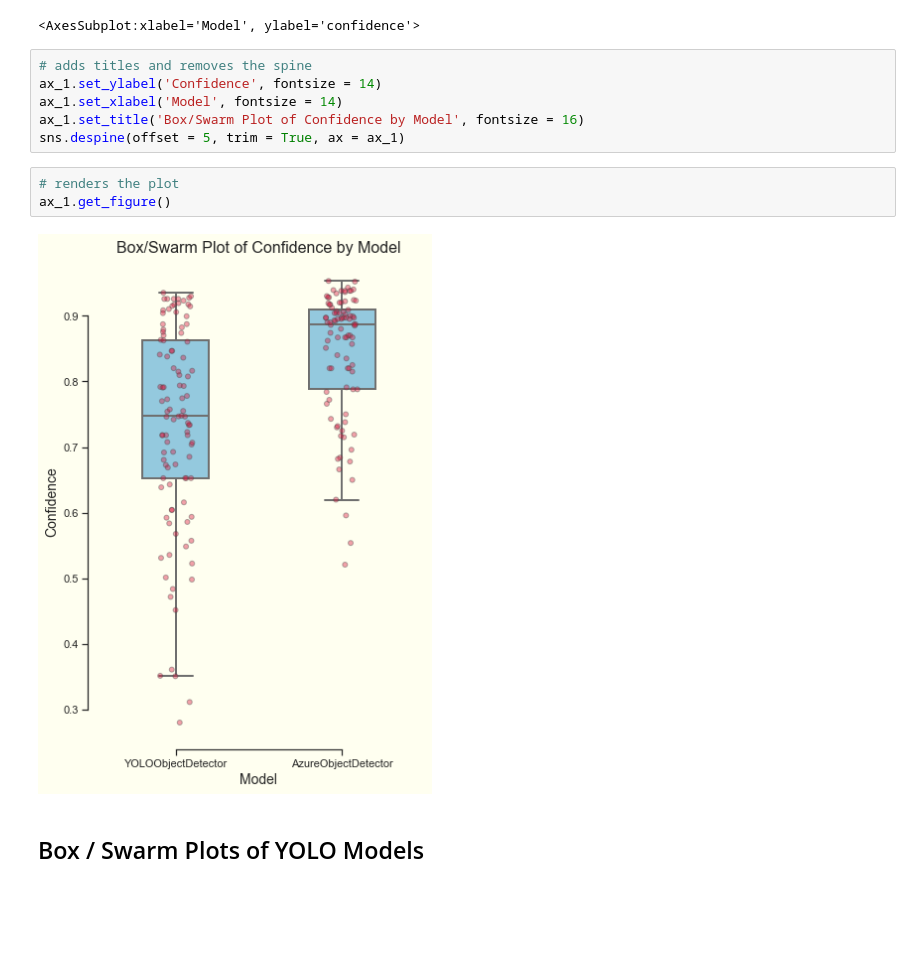
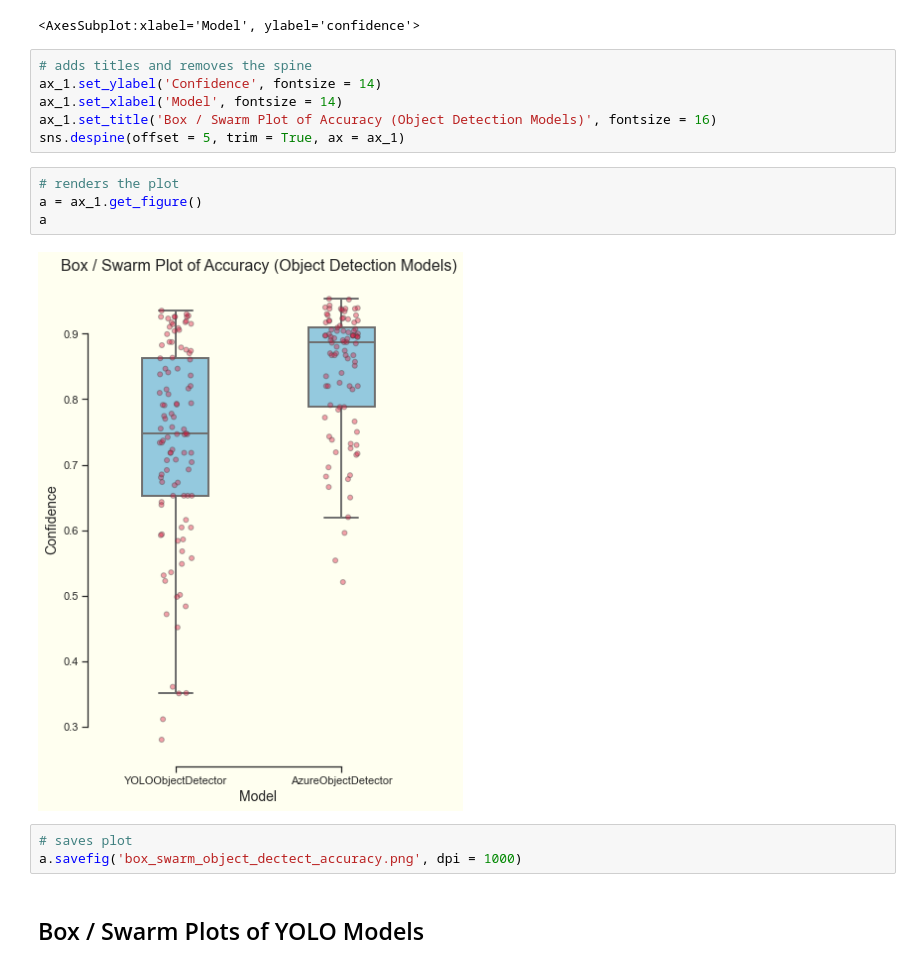
Before and after one commit to eumarassis/dgmd17-tello-objectdetection, a Jupyter notebook: model_analytics.ipynb, the cells around one changed output. Drawn from its saved outputs; the diff is of its cells as text; blank space fills up the shorter version.

Commit message:
Second commit (adds code to save figures locally).

```diff
--- a/model_analytics.ipynb
+++ b/model_analytics.ipynb
@@ -68,13 +66,17 @@ sns.stripplot(data = df_object_detect,
 # adds titles and removes the spine
 ax_1.set_ylabel('Confidence', fontsize = 14)
 ax_1.set_xlabel('Model', fontsize = 14)
-ax_1.set_title('Box/Swarm Plot of Confidence by Model', fontsize = 16)
+ax_1.set_title('Box / Swarm Plot of Accuracy (Object Detection Models)', fontsize = 16)
 sns.despine(offset = 5, trim = True, ax = ax_1)
 # %%
 # renders the plot
-ax_1.get_figure()
+a = ax_1.get_figure()
+a
 # %% [output]
-[figure, old version]
+[figure, new version]
+# %%
+# saves plot
+a.savefig('box_swarm_object_dectect_accuracy.png', dpi = 1000)
 # %% [markdown]
 ## Box / Swarm Plots of YOLO Models
 # %%
```
Also changed, not shown: parts of 13 cells of this notebook.
